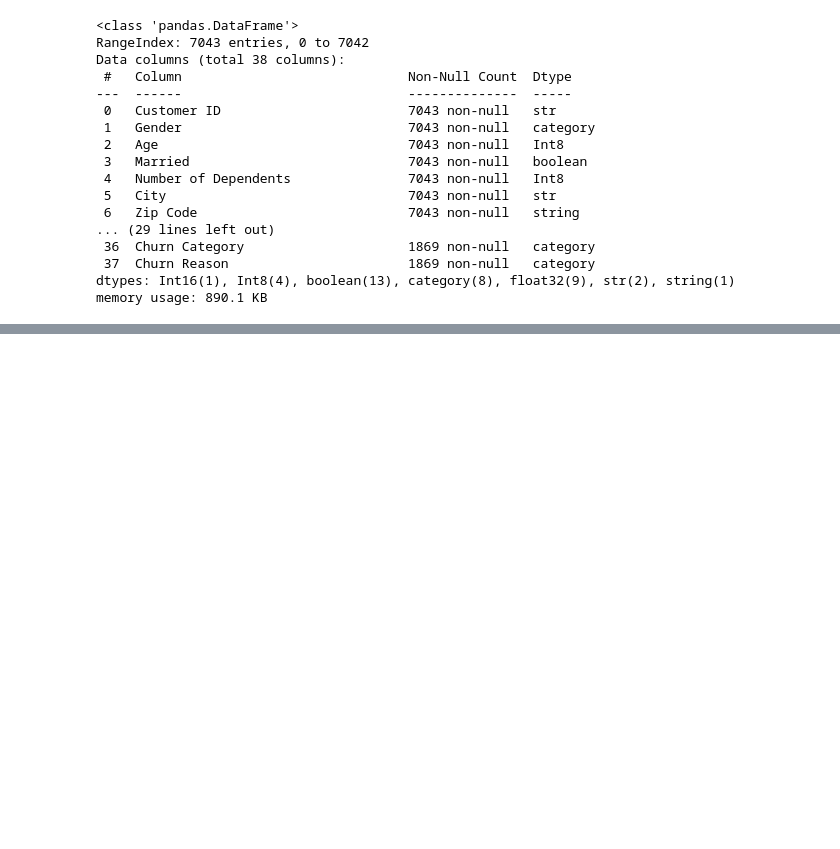
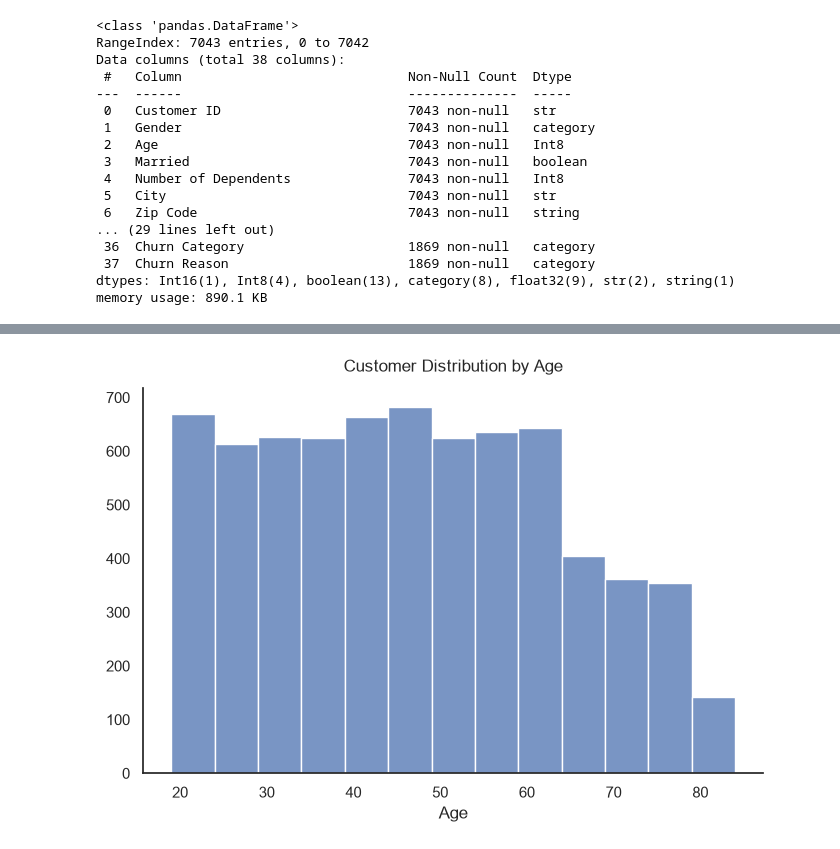
Before and after one commit to pendergataxel/telecom-customer-churn-analysis, a Jupyter notebook: notebooks/02_univariate_analysis.ipynb, the cells around one changed output, grey strips where cells are left out. Cells and saved outputs as stored; diff of their text form; code cells hidden in the pictures; blank space fills up the shorter version.

```diff
--- a/notebooks/02_univariate_analysis.ipynb
+++ b/notebooks/02_univariate_analysis.ipynb
@@ -54,0 +124,16 @@ memory usage: 890.1 KB
+# %%
+plt.figure(figsize=(8,5))
+age_bins = range(19, 85, 5)
+sns.histplot(
+    data=churn_df,
+    x='Age',
+    bins=age_bins
+)
+
+plt.title('Customer Distribution by Age', pad=12)
+plt.xlabel('Age')
+plt.ylabel('')
+sns.despine()
+plt.show()
+# %% [output]
+[figure, added]
```
Also changed, not shown: parts of 21 cells of this notebook.
